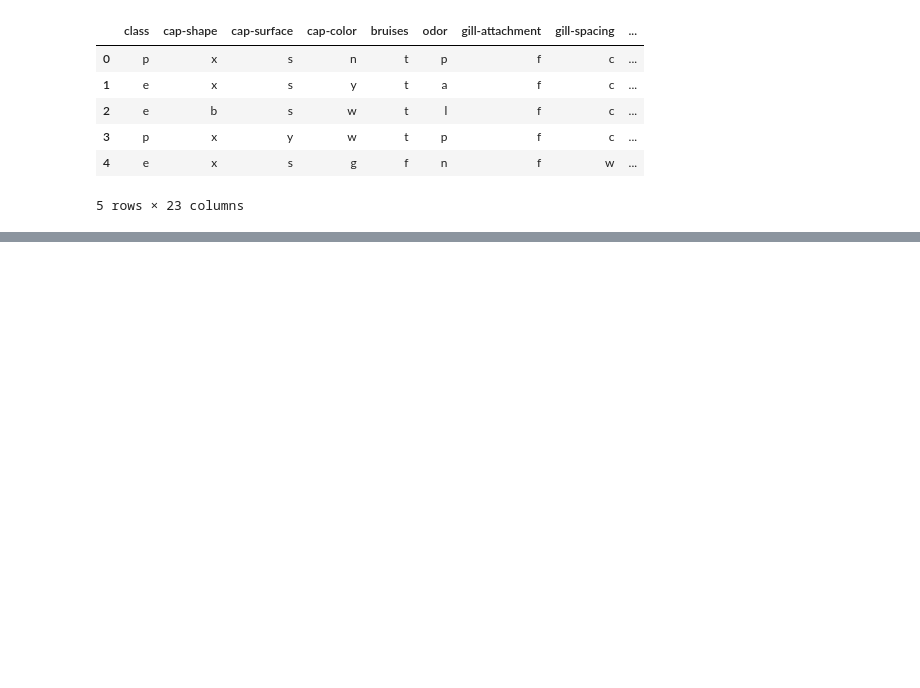
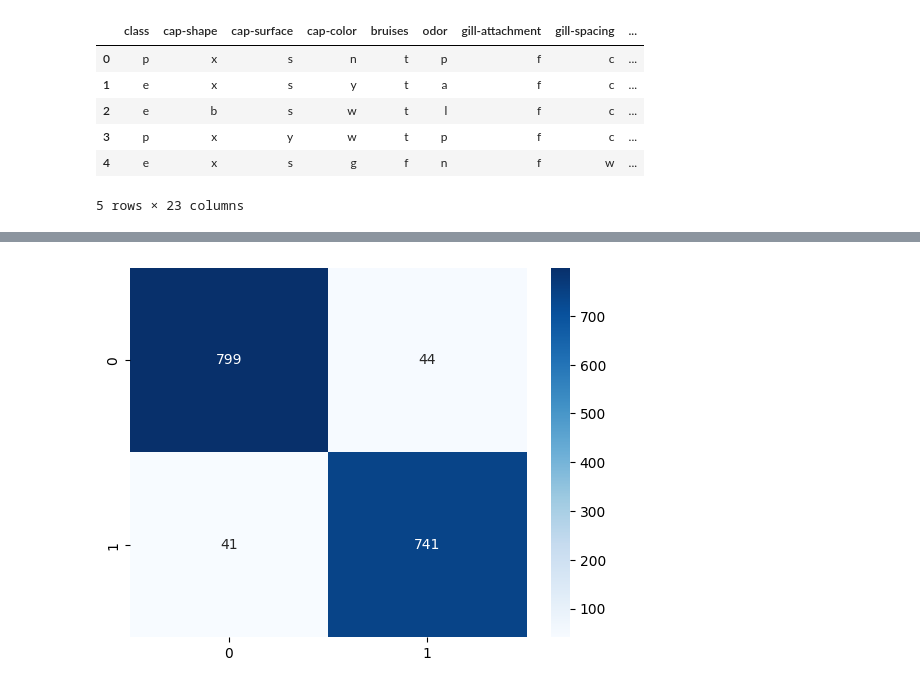
Before and after one commit to iadel93/DEBI_Python, a Jupyter notebook: MachineLearning/LogisticRegression.ipynb, the cells around one changed output, grey strips where cells are left out. Cells and saved outputs as stored; diff of their text form; code cells hidden in the pictures; blank space fills up the shorter version.

```diff
--- a/MachineLearning/LogisticRegression.ipynb
+++ b/MachineLearning/LogisticRegression.ipynb
@@ -129,0 +200,9 @@ df.head()
+# %%
+from sklearn.metrics import confusion_matrix
+import seaborn as sns
+
+cf = confusion_matrix(y_test, clf.predict(x_test))
+sns.heatmap(cf, annot=True, fmt='d', cmap='Blues')
+plt.show()
+# %% [output]
+[figure, added]
```
Also changed, not shown: parts of 9 cells of this notebook, 1 other file.
